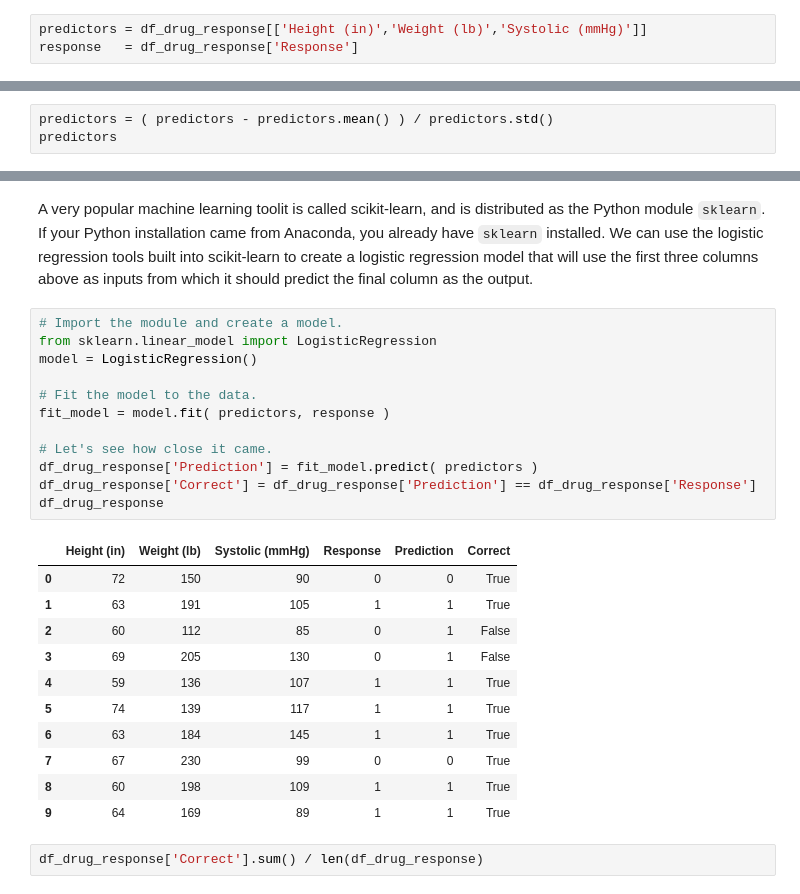
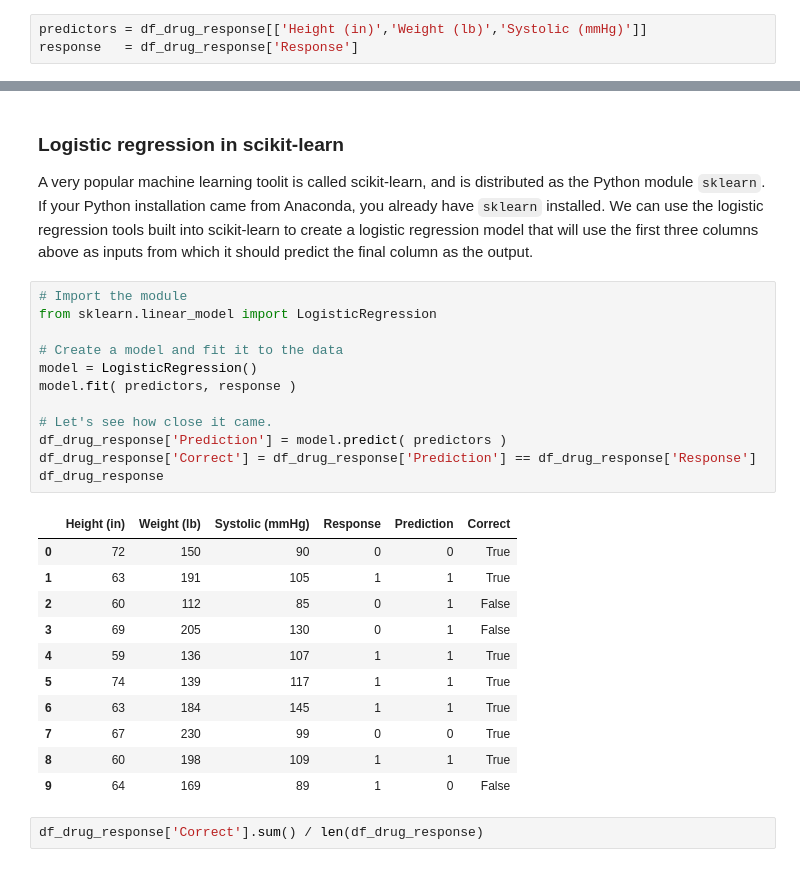
Before and after one commit to nathancarter/MA346-course-notes, a Jupyter notebook: chapter-17-machine-learning.ipynb, the cells around one changed output, grey strips where cells are left out. Cells and saved outputs as stored; diff of their text form.

```diff
--- a/chapter-17-machine-learning.ipynb
+++ b/chapter-17-machine-learning.ipynb
@@ -238,3 +239,0 @@ Although it is not required that we standardize each variable before using logis
-# %%
-predictors = ( predictors - predictors.mean() ) / predictors.std()
-predictors
@@ -253,29 +240,31 @@ predictors
 # %% [markdown]
+### Logistic regression in scikit-learn
+
 A very popular machine learning toolit is called scikit-learn, and is distributed as the Python module `sklearn`.  If your Python installation came from Anaconda, you already have `sklearn` installed.  We can use the logistic regression tools built into scikit-learn to create a logistic regression model that will use the first three columns above as inputs from which it should predict the final column as the output.
 # %%
-# Import the module and create a model.
+# Import the module
 from sklearn.linear_model import LogisticRegression
+
+# Create a model and fit it to the data
 model = LogisticRegression()
-
-# Fit the model to the data.
-fit_model = model.fit( predictors, response )
+model.fit( predictors, response )
 
 # Let's see how close it came.
-df_drug_response['Prediction'] = fit_model.predict( predictors )
+df_drug_response['Prediction'] = model.predict( predictors )
 df_drug_response['Correct'] = df_drug_response['Prediction'] == df_drug_response['Response']
 df_drug_response
 # %% [output]
 |  | Height (in) | Weight (lb) | Systolic (mmHg) | Response | Prediction | Correct |
 | 0 | 72 | 150 | 90 | 0 | 0 | True |
 | 1 | 63 | 191 | 105 | 1 | 1 | True |
 | 2 | 60 | 112 | 85 | 0 | 1 | False |
 | 3 | 69 | 205 | 130 | 0 | 1 | False |
 | 4 | 59 | 136 | 107 | 1 | 1 | True |
 | 5 | 74 | 139 | 117 | 1 | 1 | True |
 | 6 | 63 | 184 | 145 | 1 | 1 | True |
 | 7 | 67 | 230 | 99 | 0 | 0 | True |
 | 8 | 60 | 198 | 109 | 1 | 1 | True |
-| 9 | 64 | 169 | 89 | 1 | 1 | True |
+| 9 | 64 | 169 | 89 | 1 | 0 | False |
 # %%
 df_drug_response['Correct'].sum() / len(df_drug_response)
 # %% [output]
```
Also changed, not shown: parts of 15 cells of this notebook.
